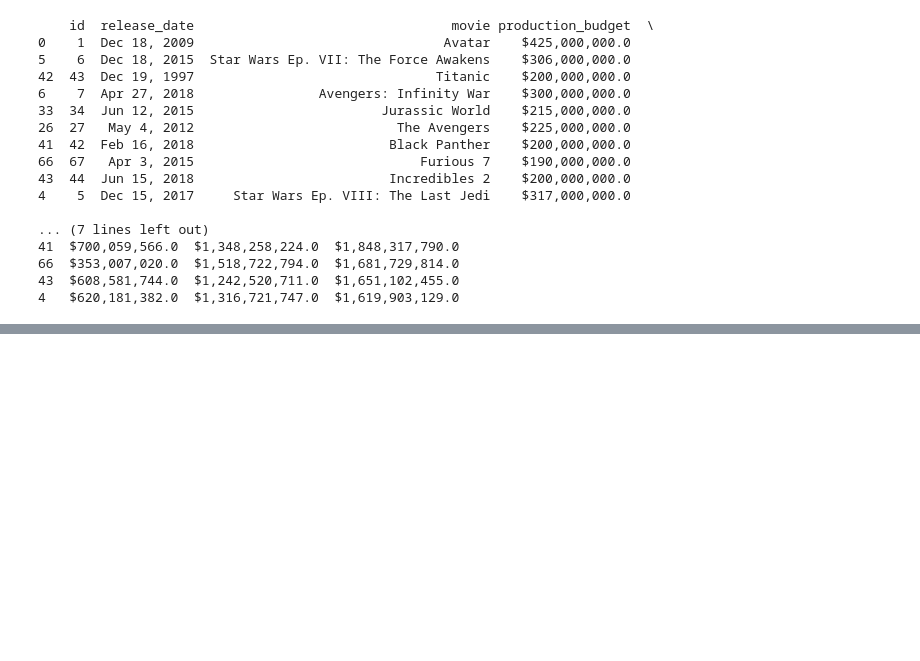
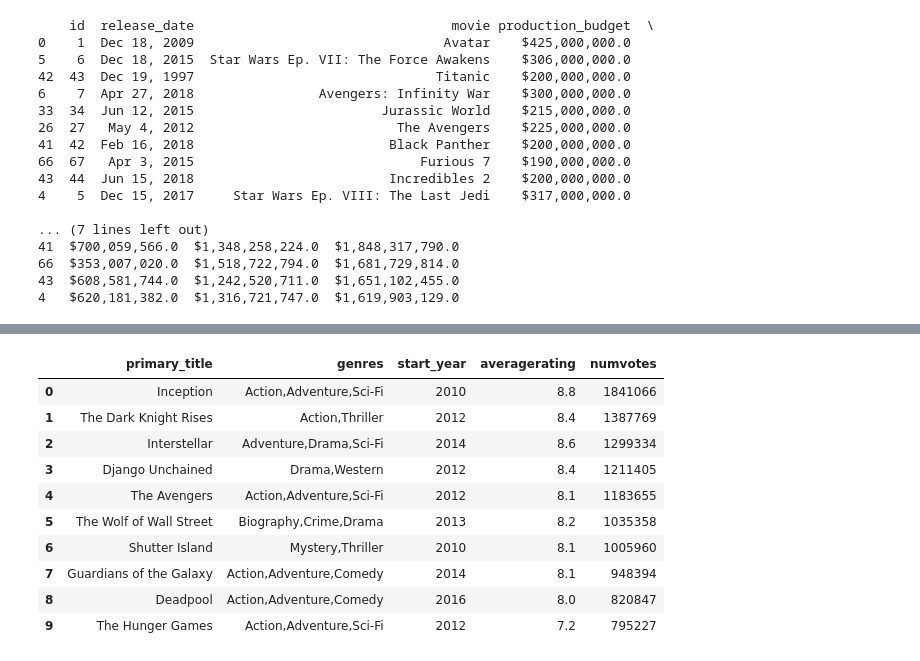
Before and after one commit to Kevan-Muthomi/DS-Phase_1_Project, a Jupyter notebook: student.ipynb, the cells around one changed output, grey strips where cells are left out. Cells and saved outputs as stored; diff of their text form; code cells hidden in the pictures; blank space fills up the shorter version.

Commit message:
Joined IMDB tables

```diff
--- a/student.ipynb
+++ b/student.ipynb
@@ -267,0 +287,10 @@ FROM movie_basics;
+# %%
+#Filtering the IMDB ratings information for movies with more than 1000 votes in order to obtain fair ratings
+movie_ratings = """
+SELECT *
+FROM movie_ratings
+WHERE numvotes >=1000
+ORDER BY numvotes DESC;
+"""
+
+pd.read_sql(movie_ratings,conn).head(10)
@@ -267,0 +309,22 @@ FROM movie_basics;
+# %%
+#Joining the movies_basics and movie_ratings tables to generate necessary/relevant columns
+im_db_movies = """
+SELECT m.primary_title , m.genres, m.start_year, r.averagerating, r.numvotes
+FROM movie_basics m
+JOIN movie_ratings r ON m.movie_id = r.movie_id
+WHERE numvotes>1000
+ORDER BY numvotes DESC;
+"""
+pd.read_sql(im_db_movies,conn).head(10)
+# %% [output]
+|  | primary_title | genres | start_year | averagerating | numvotes |
+| 0 | Inception | Action,Adventure,Sci-Fi | 2010 | 8.8 | 1841066 |
+| 1 | The Dark Knight Rises | Action,Thriller | 2012 | 8.4 | 1387769 |
+| 2 | Interstellar | Adventure,Drama,Sci-Fi | 2014 | 8.6 | 1299334 |
+| 3 | Django Unchained | Drama,Western | 2012 | 8.4 | 1211405 |
+| 4 | The Avengers | Action,Adventure,Sci-Fi | 2012 | 8.1 | 1183655 |
+| 5 | The Wolf of Wall Street | Biography,Crime,Drama | 2013 | 8.2 | 1035358 |
+| 6 | Shutter Island | Mystery,Thriller | 2010 | 8.1 | 1005960 |
+| 7 | Guardians of the Galaxy | Action,Adventure,Comedy | 2014 | 8.1 | 948394 |
+| 8 | Deadpool | Action,Adventure,Comedy | 2016 | 8.0 | 820847 |
+| 9 | The Hunger Games | Action,Adventure,Sci-Fi | 2012 | 7.2 | 795227 |
```
Also changed, not shown: parts of 7 cells of this notebook.
